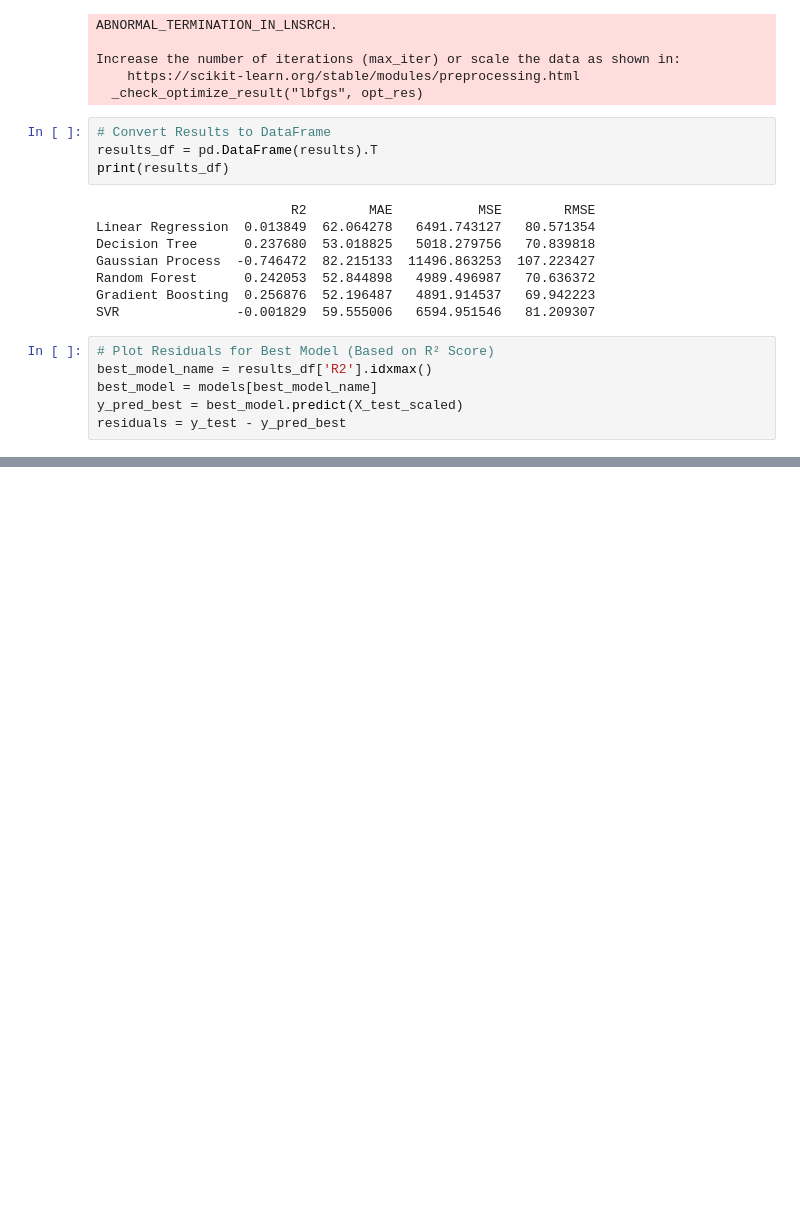
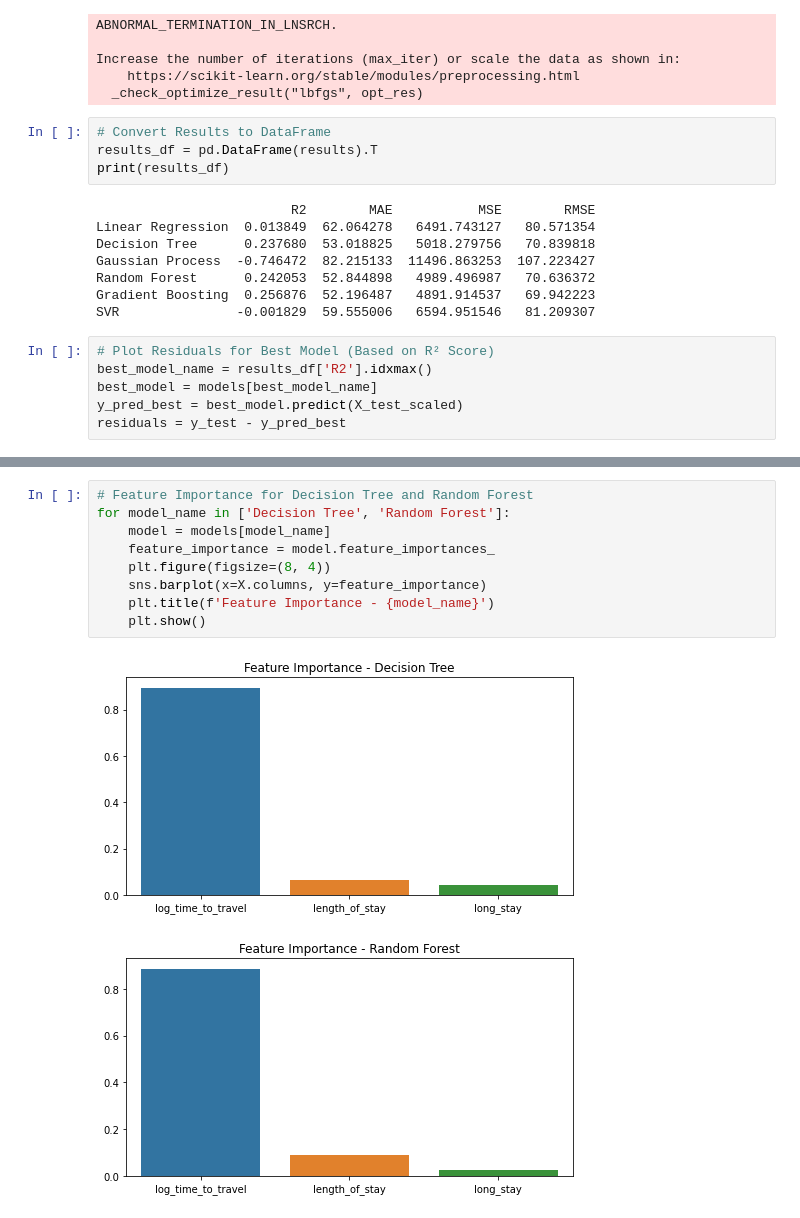
Before and after one commit to yoav0gal/DS-101-Final, a Jupyter notebook: ProjectA/ilai-try.ipynb, the cells around one changed output, grey strips where cells are left out. Cells and saved outputs as stored; diff of their text form; blank space fills up the shorter version.

```diff
--- a/ProjectA/ilai-try.ipynb
+++ b/ProjectA/ilai-try.ipynb
@@ -198,0 +225,12 @@ OptionError: "No such keys(s): 'mode.use_inf_as_null'"
+# %%
+# Feature Importance for Decision Tree and Random Forest
+for model_name in ['Decision Tree', 'Random Forest']:
+    model = models[model_name]
+    feature_importance = model.feature_importances_
+    plt.figure(figsize=(8, 4))
+    sns.barplot(x=X.columns, y=feature_importance)
+    plt.title(f'Feature Importance - {model_name}')
+    plt.show()
+# %% [output]
+[figure, added]
+[figure, added]
```
Also changed, not shown: parts of 5 cells of this notebook.
